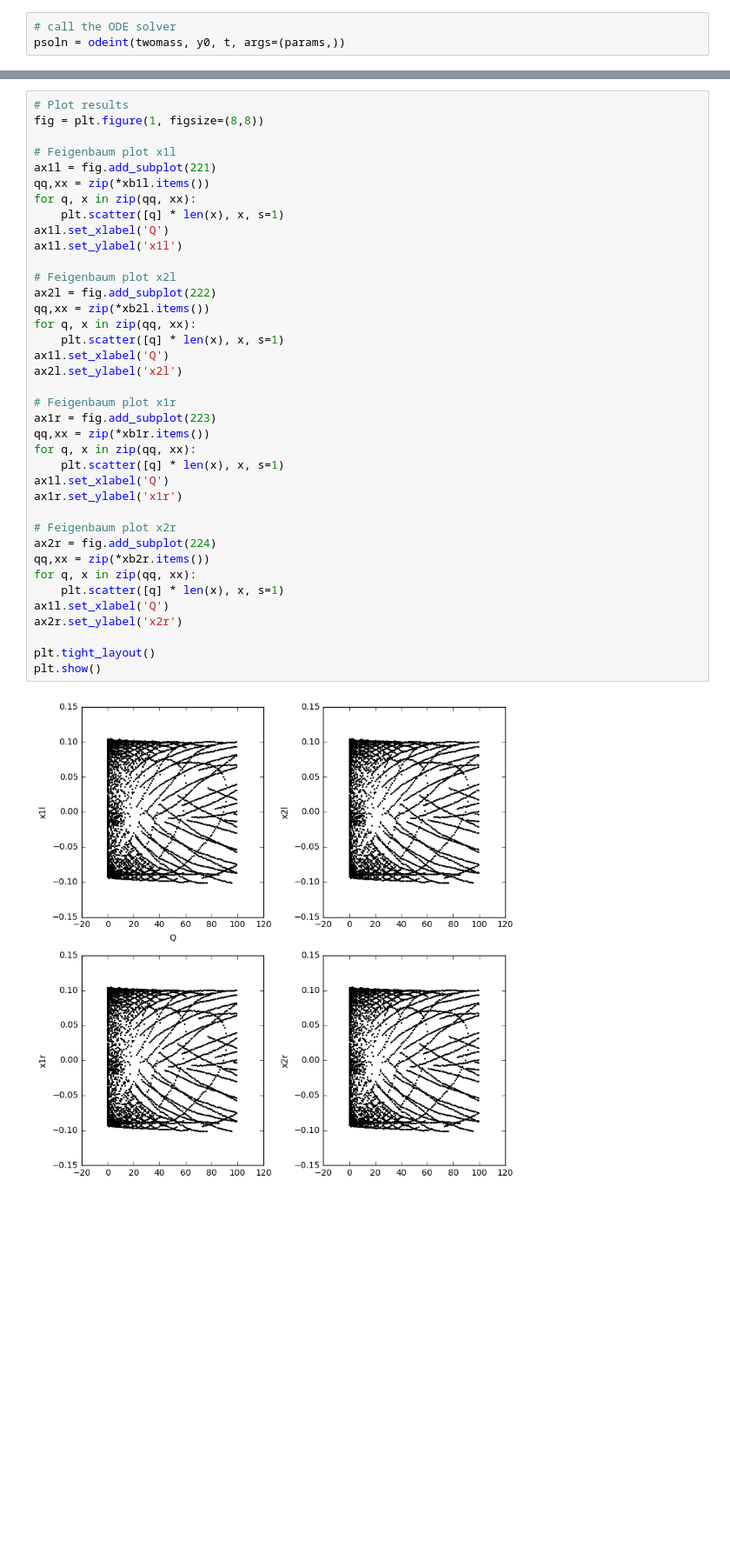
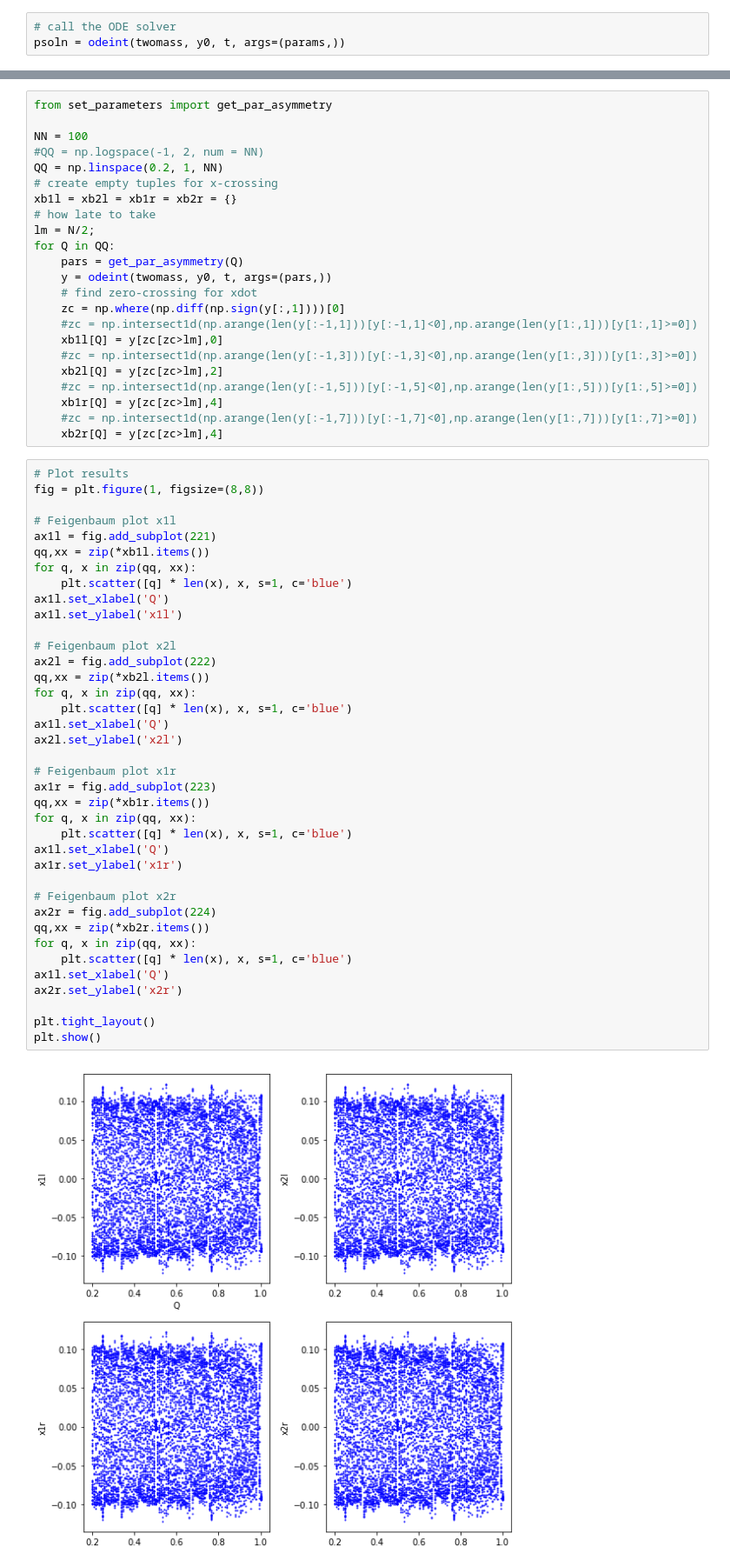
Before and after one commit to yisiszhang/two_mass_model, a Jupyter notebook: two_mass_model.ipynb, the cells around one changed output, grey strips where cells are left out. Shown: that part at 87% size. Cells and saved outputs as stored; diff of their text form; blank space fills up the shorter version.

Commit message:
Asymmetry analysis added

```diff
--- a/two_mass_model.ipynb
+++ b/two_mass_model.ipynb
@@ -154,3 +210,26 @@ for Q in QQ:
+# %%
+from set_parameters import get_par_asymmetry
+
+NN = 100
+#QQ = np.logspace(-1, 2, num = NN)
+QQ = np.linspace(0.2, 1, NN)
+# create empty tuples for x-crossing
+xb1l = xb2l = xb1r = xb2r = {}
+# how late to take
+lm = N/2;
+for Q in QQ:
+    pars = get_par_asymmetry(Q)
+    y = odeint(twomass, y0, t, args=(pars,))
+    # find zero-crossing for xdot
+    zc = np.where(np.diff(np.sign(y[:,1])))[0]
+    #zc = np.intersect1d(np.arange(len(y[:-1,1]))[y[:-1,1]<0],np.arange(len(y[1:,1]))[y[1:,1]>=0])
+    xb1l[Q] = y[zc[zc>lm],0]
+    #zc = np.intersect1d(np.arange(len(y[:-1,3]))[y[:-1,3]<0],np.arange(len(y[1:,3]))[y[1:,3]>=0])
+    xb2l[Q] = y[zc[zc>lm],2]
+    #zc = np.intersect1d(np.arange(len(y[:-1,5]))[y[:-1,5]<0],np.arange(len(y[1:,5]))[y[1:,5]>=0])
+    xb1r[Q] = y[zc[zc>lm],4]
+    #zc = np.intersect1d(np.arange(len(y[:-1,7]))[y[:-1,7]<0],np.arange(len(y[1:,7]))[y[1:,7]>=0])
+    xb2r[Q] = y[zc[zc>lm],4]
 # %%
 # Plot results
 fig = plt.figure(1, figsize=(8,8))
@@ -159,38 +238,38 @@ fig = plt.figure(1, figsize=(8,8))
 ax1l = fig.add_subplot(221)
 qq,xx = zip(*xb1l.items())
 for q, x in zip(qq, xx):
-    plt.scatter([q] * len(x), x, s=1)
+    plt.scatter([q] * len(x), x, s=1, c='blue')
 ax1l.set_xlabel('Q')
 ax1l.set_ylabel('x1l')
 
 # Feigenbaum plot x2l
 ax2l = fig.add_subplot(222)
 qq,xx = zip(*xb2l.items())
 for q, x in zip(qq, xx):
-    plt.scatter([q] * len(x), x, s=1)
+    plt.scatter([q] * len(x), x, s=1, c='blue')
 ax1l.set_xlabel('Q')
 ax2l.set_ylabel('x2l')
 
 # Feigenbaum plot x1r
 ax1r = fig.add_subplot(223)
 qq,xx = zip(*xb1r.items())
 for q, x in zip(qq, xx):
-    plt.scatter([q] * len(x), x, s=1)
+    plt.scatter([q] * len(x), x, s=1, c='blue')
 ax1l.set_xlabel('Q')
 ax1r.set_ylabel('x1r')
 
 # Feigenbaum plot x2r
 ax2r = fig.add_subplot(224)
 qq,xx = zip(*xb2r.items())
 for q, x in zip(qq, xx):
-    plt.scatter([q] * len(x), x, s=1)
+    plt.scatter([q] * len(x), x, s=1, c='blue')
 ax1l.set_xlabel('Q')
 ax2r.set_ylabel('x2r')
 
 plt.tight_layout()
 plt.show()
 # %% [output]
-[figure, old version]
+[figure, new version]
 # %%
 !jupyter nbconvert --to script two_mass_model.ipynb
 # %% [output]
```
Also changed, not shown: parts of 7 cells of this notebook, 1 other file.
